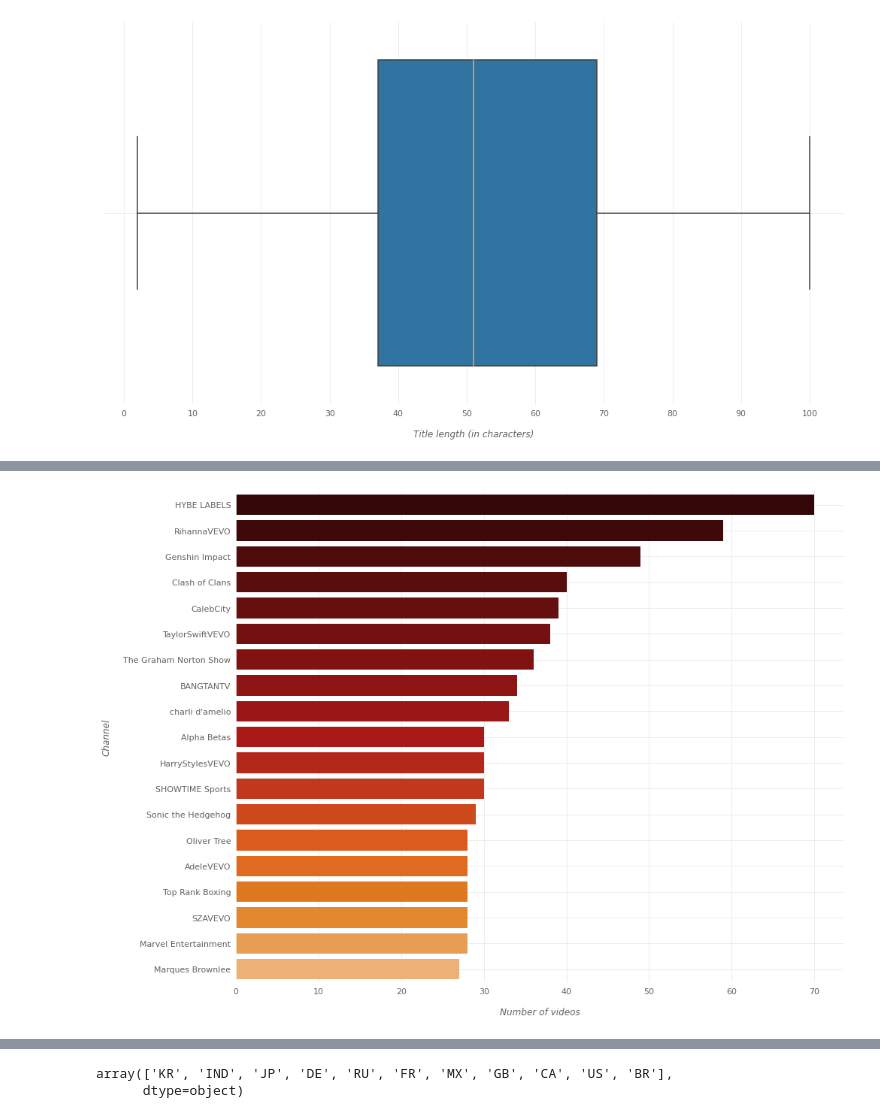
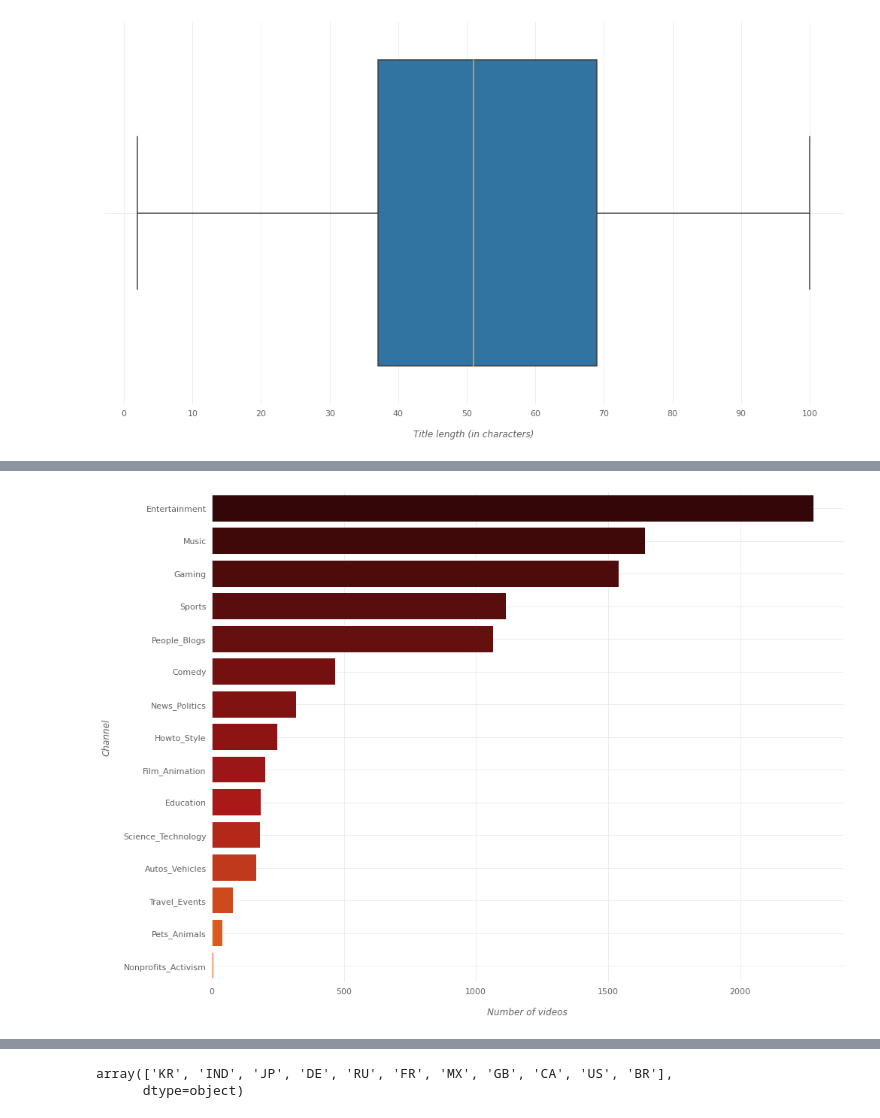
Before and after one commit to Youtube-Data-Analysis/top_200, a Jupyter notebook: cristian_explore.ipynb, the cells around one changed output, grey strips where cells are left out. Saved outputs shown, nothing was run; the diff lists cells and outputs as text; code cells hidden in the pictures.

```diff
--- a/cristian_explore.ipynb
+++ b/cristian_explore.ipynb
@@ -918,13 +939,13 @@ plt.tight_layout()
 # %%
-tdf = df.groupby("channelTitle").size().reset_index(name="video_count") \
-    .sort_values("video_count", ascending=False).head(19)
+tdf = df.groupby("categoryId").size().reset_index(name="video_count") \
+    .sort_values("video_count", ascending=False).head(20)
 fig, ax = plt.subplots(figsize=(14,10))
-sns.barplot(x="video_count", y="channelTitle", data=tdf,
+sns.barplot(x="video_count", y="categoryId", data=tdf,
             palette=sns.color_palette('gist_heat', n_colors=25)[3:], ax=ax);
 plot_conf(ax, xlbl='Number of videos', ylbl='Channel', ticklbl_size=11, lbl_size=12)
 plt.tight_layout()
 # %% [output]
-[figure, old version]
+[figure, new version]
 # %%
 df
 # %% [output]
```
Also changed, not shown: parts of 32 cells of this notebook, 2 other files.
